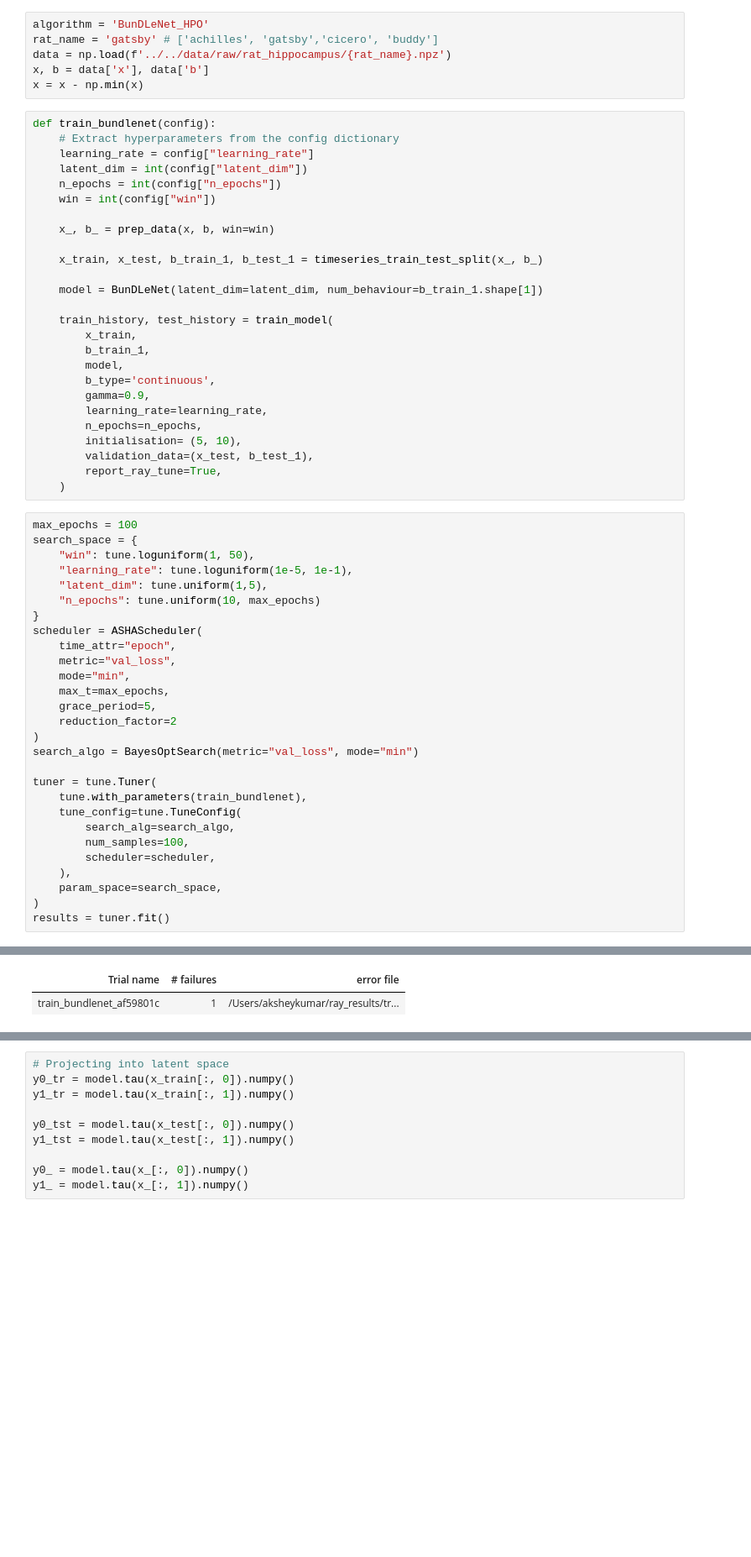
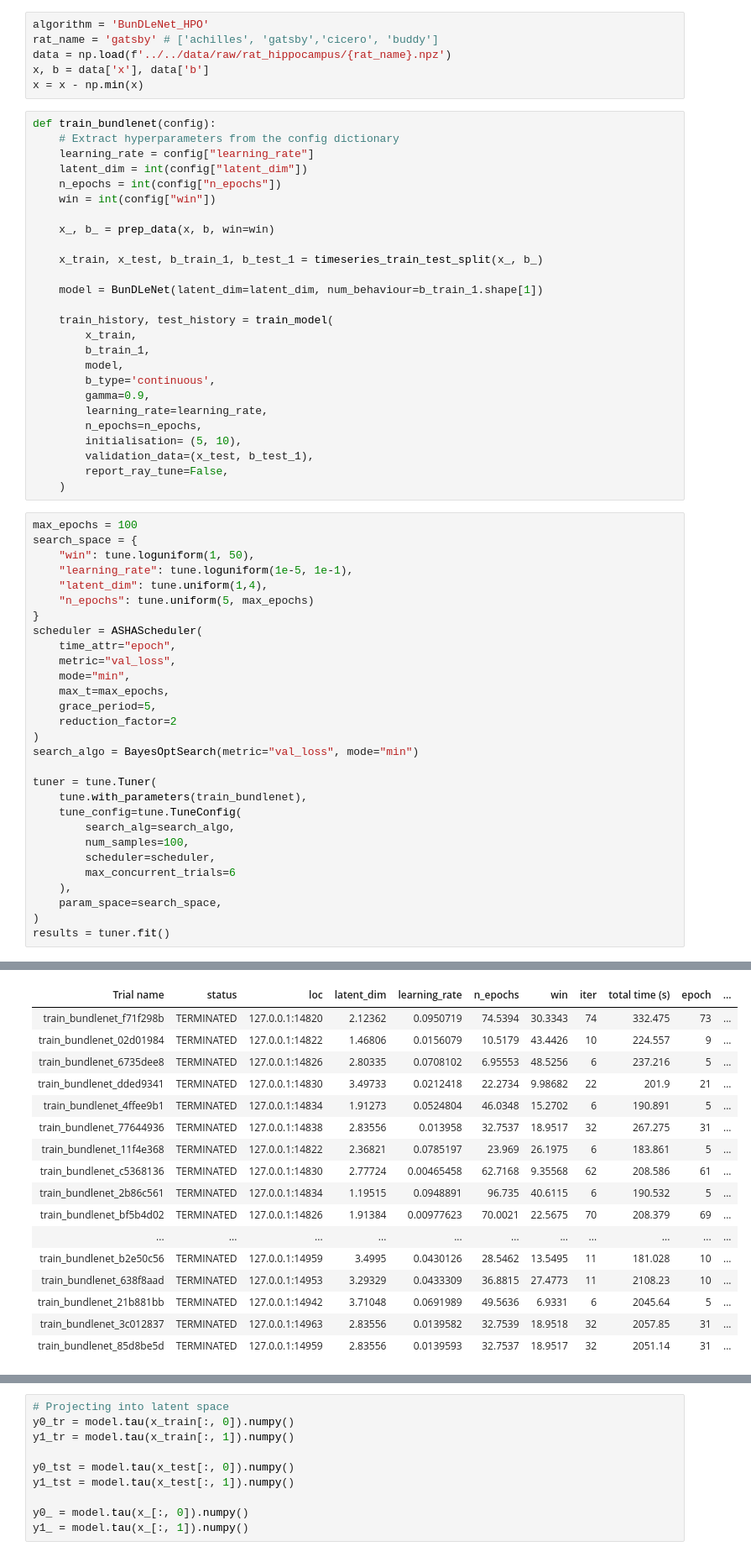
Before and after one commit to akshey-kumar/comparison-algorithms, a Jupyter notebook: rat_embedding_evaluation/4_BunDLeNet/rat_2_gatsby.ipynb, the cells around one changed output, grey strips where cells are left out. Shown at 84% size. Saved outputs shown, nothing was run; the diff lists cells and outputs as text; blank space fills up the shorter version.

```diff
--- a/rat_embedding_evaluation/4_BunDLeNet/rat_2_gatsby.ipynb
+++ b/rat_embedding_evaluation/4_BunDLeNet/rat_2_gatsby.ipynb
@@ -38,15 +38,15 @@ def train_bundlenet(config):
         n_epochs=n_epochs,
         initialisation= (5, 10),
         validation_data=(x_test, b_test_1),
-        report_ray_tune=True,
+        report_ray_tune=False,
     )
 # %%
 max_epochs = 100
 search_space = {
     "win": tune.loguniform(1, 50),
     "learning_rate": tune.loguniform(1e-5, 1e-1),
-    "latent_dim": tune.uniform(1,5),
-    "n_epochs": tune.uniform(10, max_epochs)
+    "latent_dim": tune.uniform(1,4),
+    "n_epochs": tune.uniform(5, max_epochs)
 }
 scheduler = ASHAScheduler(
     time_attr="epoch",
@@ -64,6 +64,7 @@ tuner = tune.Tuner(
         search_alg=search_algo,
         num_samples=100,
         scheduler=scheduler,
+        max_concurrent_trials=6
     ),
     param_space=search_space,
 )
@@ -82,2 +82,17 @@ Number of errored trials: 1
-| Trial name | # failures | error file |
-| train_bundlenet_af59801c | 1 | /Users/aksheykumar/ray_results/tr... |
+| Trial name | status | loc | latent_dim | learning_rate | n_epochs | win | iter | total time (s) | epoch | ... |
+| train_bundlenet_f71f298b | TERMINATED | 127.0.0.1:14820 | 2.12362 | 0.0950719 | 74.5394 | 30.3343 | 74 | 332.475 | 73 | ... |
+| train_bundlenet_02d01984 | TERMINATED | 127.0.0.1:14822 | 1.46806 | 0.0156079 | 10.5179 | 43.4426 | 10 | 224.557 | 9 | ... |
+| train_bundlenet_6735dee8 | TERMINATED | 127.0.0.1:14826 | 2.80335 | 0.0708102 | 6.95553 | 48.5256 | 6 | 237.216 | 5 | ... |
+| train_bundlenet_dded9341 | TERMINATED | 127.0.0.1:14830 | 3.49733 | 0.0212418 | 22.2734 | 9.98682 | 22 | 201.9 | 21 | ... |
+| train_bundlenet_4ffee9b1 | TERMINATED | 127.0.0.1:14834 | 1.91273 | 0.0524804 | 46.0348 | 15.2702 | 6 | 190.891 | 5 | ... |
+| train_bundlenet_77644936 | TERMINATED | 127.0.0.1:14838 | 2.83556 | 0.013958 | 32.7537 | 18.9517 | 32 | 267.275 | 31 | ... |
+| train_bundlenet_11f4e368 | TERMINATED | 127.0.0.1:14822 | 2.36821 | 0.0785197 | 23.969 | 26.1975 | 6 | 183.861 | 5 | ... |
+| train_bundlenet_c5368136 | TERMINATED | 127.0.0.1:14830 | 2.77724 | 0.00465458 | 62.7168 | 9.35568 | 62 | 208.586 | 61 | ... |
+| train_bundlenet_2b86c561 | TERMINATED | 127.0.0.1:14834 | 1.19515 | 0.0948891 | 96.735 | 40.6115 | 6 | 190.532 | 5 | ... |
+| train_bundlenet_bf5b4d02 | TERMINATED | 127.0.0.1:14826 | 1.91384 | 0.00977623 | 70.0021 | 22.5675 | 70 | 208.379 | 69 | ... |
+| ... | ... | ... | ... | ... | ... | ... | ... | ... | ... | ... |
+| train_bundlenet_b2e50c56 | TERMINATED | 127.0.0.1:14959 | 3.4995 | 0.0430126 | 28.5462 | 13.5495 | 11 | 181.028 | 10 | ... |
+| train_bundlenet_638f8aad | TERMINATED | 127.0.0.1:14953 | 3.29329 | 0.0433309 | 36.8815 | 27.4773 | 11 | 2108.23 | 10 | ... |
+| train_bundlenet_21b881bb | TERMINATED | 127.0.0.1:14942 | 3.71048 | 0.0691989 | 49.5636 | 6.9331 | 6 | 2045.64 | 5 | ... |
+| train_bundlenet_3c012837 | TERMINATED | 127.0.0.1:14963 | 2.83556 | 0.0139582 | 32.7539 | 18.9518 | 32 | 2057.85 | 31 | ... |
+| train_bundlenet_85d8be5d | TERMINATED | 127.0.0.1:14959 | 2.83556 | 0.0139593 | 32.7537 | 18.9517 | 32 | 2051.14 | 31 | ... |
```
Also changed, not shown: parts of 12 cells of this notebook, 42 other files.
